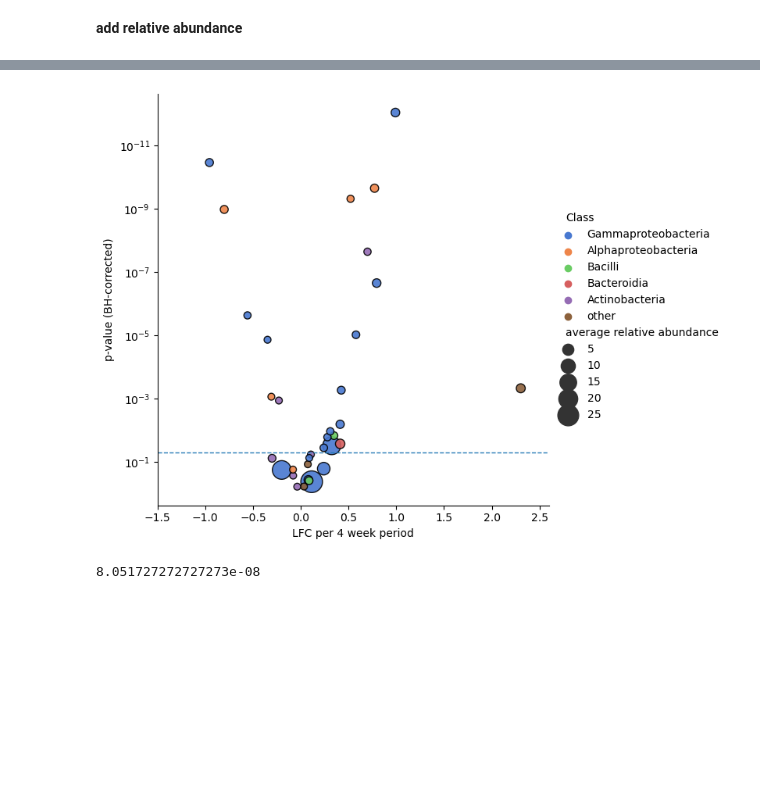
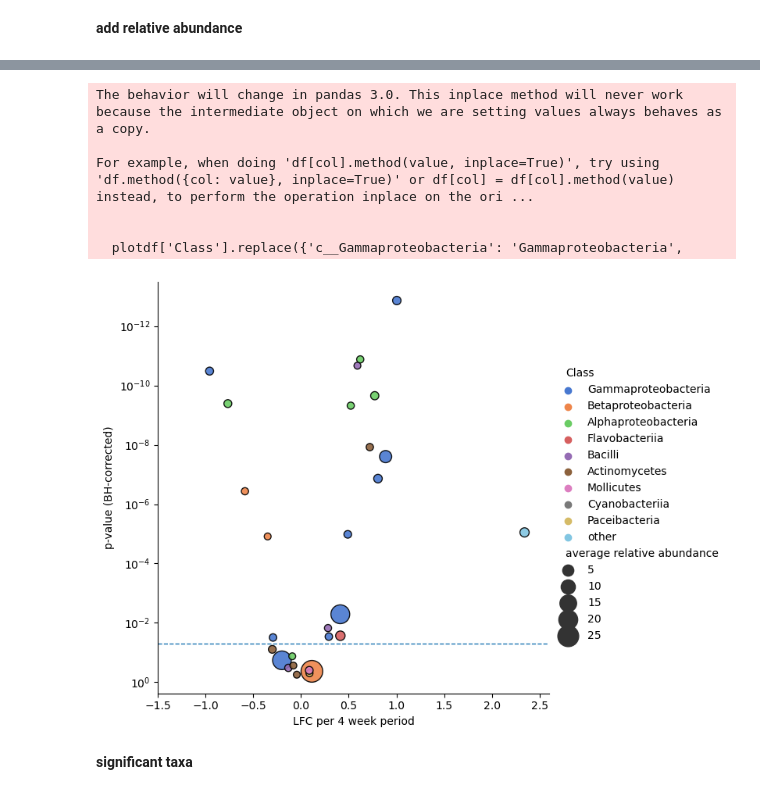
Before and after one commit to aphanotus/bombus.landscape, a Jupyter notebook: notebooks/crithidiapglmm.ipynb, the cells around one changed output, grey strips where cells are left out. Drawn from its saved outputs; the diff is of its cells as text; code cells hidden in the pictures; blank space fills up the shorter version.

```diff
--- a/notebooks/crithidiapglmm.ipynb
+++ b/notebooks/crithidiapglmm.ipynb
@@ -667,6 +702,10 @@ dfs['positive'][dfs['positive']['level']=='class'].to_csv('temp.tsv', sep = '\t'
 **add relative abundance**
 # %%
 def getname(name,level='genus'):
+    '''
+    helper function link names in result
+    dataframe (short) to names in feature table (long)
+    '''
     name = name.split(';')
     for i in range(len(name)):
         if len(name[i]) <= 3:
@@ -677,9 +716,10 @@ def getname(name,level='genus'):
 
 ras = pd.DataFrame(columns = ['mean ra', 'prevalence'])
 prev_cut=0.1
-for table, level  in zip([taxa_6_norm, taxa_3_norm], ['genus', 'class']):
+for table, level  in zip([taxa_6_norm.loc[bombusMeta.index], taxa_3_norm.loc[bombusMeta.index]], ['genus', 'class']):
     passing_taxa = table.apply(lambda x: x>0).sum()[\
     table.apply(lambda x: x>0).sum() >prev_cut*table.shape[0]].index
+    passing_taxa = [x for x in passing_taxa if level[0]+'__' in x]
     temp = table[passing_taxa].copy()
     temp['other'] = 1 - temp.sum(axis=1)
     temp = pd.DataFrame({'mean ra': temp.mean(),
@@ -739,6 +755,0 @@ dfs['load'][dfs['load']['log_CBombi bh'] < 0.1][['log_CBombi bh',
-# %%
-dfs['positive']['host_scaled'] = dfs['positive']['1|sp__ Variance'].astype(float)/ \
-                        dfs['positive']['mean ra'].astype(float)
-dfs['positive']['site_scaled'] = dfs['positive']['1|site_year Variance'].astype(float)/ \
-                        dfs['positive']['mean ra'].astype(float)
-dfs['positive'][['host_scaled', 'site_scaled']].corr(method ='spearman')
@@ -749,3 +755,0 @@ dfs['positive'][['host_scaled', 'site_scaled']].corr(method ='spearman')
-# %%
-dfs['positive']['host_site_ratio'] = dfs['positive']['1|sp__ Variance'] / \
-                dfs['positive']['1|site_year Variance']
@@ -813,47 +756,57 @@ plotdf.sort_values(by='days_Since_May1 Value', ascending=False)
 # %%
 plotdf = dfs['positive'][(dfs['positive']['level'] =='genus')\
 ][['level','mean ra','prevalence','days_Since_May1 Value',
    'days_Since_May1 bh', 'days_Since_May1 Pvalue']].sort_values(by='prevalence',ascending=False)
 plotdf['month change']=plotdf['days_Since_May1 Value'] * 28
 plotdf['mean ra'] = plotdf['mean ra'] * 100
 plotdf.rename(columns = {'mean ra': 'average relative abundance'}, inplace = True)
-plotdf['Class'] =plotdf.rename(dict(zip(list(map(getname, taxa_6.columns)),
+plotdf['Class'] =plotdf.rename(dict(zip(list(map(getname, taxa_6.index)),
     list(map(lambda x: [a for a in x.split('o__')[0].split(';') if len(a)>4][-1].strip(';'),
-             taxa_6.columns))))).index
-plotdf['Class'].replace({'genus-other':'other','c__Actinobacteria':'Actinobacteria',
-                         'c__Bacilli':'Bacilli','c__Gammaproteobacteria': 'Gammaproteobacteria',
-        'c__Cyanobacteriia':'other','c__Bacteroidia':'Bacteroidia',
-          'c__Alphaproteobacteria':'Alphaproteobacteria', 'Unassigned':'other' ,'d__Eukaryota':'other',
-            'p__Ascomycota':'other'},inplace=True)
+             taxa_6.index))))).index
+plotdf['Class'].replace({'c__Gammaproteobacteria': 'Gammaproteobacteria',
+                         'c__Betaproteobacteria': 'Betaproteobacteria',
+                         'c__Alphaproteobacteria': 'Alphaproteobacteria',
+                         'c__Flavobacteriia': 'Flavobacteriia',
+                         'c__Bacilli': 'Bacilli', 'genus-other':'other',
+                         'c__Actinomycetes': 'Actinomycetes',
+                         'c__Mollicutes': 'Mollicutes',
+                         'c__Cyanobacteriia': 'Cyanobacteriia',
+                         'c__Paceibacteria': 'Paceibacteria'}, inplace = True)
 
-# sns.scatterplot(data = plotdf,
-#                 x= 'month change', y = 'days_Since_May1 Pvalue',
-#                s = (plotdf['mean ra'])*700+2, edgecolor='black',
-#                linewidth=.5)
+
+
+# plotdf['Class'].replace({'genus-other':'other','c__Actinobacteria':'Actinobacteria',
+#                          'c__Bacilli':'Bacilli','c__Gammaproteobacteria': 'Gammaproteobacteria',
+#         'c__Cyanobacteriia':'other','c__Bacteroidia':'Bacteroidia',
+#           'c__Alphaproteobacteria':'Alphaproteobacteria', 'Unassigned':'other' ,'d__Eukaryota':'other',
+#             'p__Ascomycota':'other'},inplace=True)
 
 fig= sns.relplot(x="month change", y="days_Since_May1 Pvalue",size="average relative abundance",
             sizes=(40, 400), alpha=.9, edgecolor='black',hue='Class',palette='muted',
-            height=6, data=plotdf, linewidth=1, hue_order=[ 'Gammaproteobacteria','Alphaproteobacteria',
-                        'Bacilli','Bacteroidia',
-                           'Actinobacteria', 'other'] )
+            height=6, data=plotdf, linewidth=1, hue_order=[ 'Gammaproteobacteria',
+            'Betaproteobacteria', 'Alphaproteobacteria', 'Flavobacteriia',
+            'Bacilli','Actinomycetes', 'Mollicutes', 'Cyanobacteriia', 'Paceibacteria','other'] )
 
 
 plt.yscale('log')
 plt.xlim(-1.5,2.6)
 plt.gca().invert_yaxis()
 plt.axhline(0.05, linestyle = '--', linewidth=1)
 plt.xlabel('LFC per 4 week period')
 plt.ylabel('p-value (BH-corrected)')
 plt.show()
 fig.savefig('figs/dayosummer_volcano.pdf',
                format = 'pdf', transparent = True, bbox_inches='tight')
 # %% [output]
+The behavior will change in pandas 3.0. This inplace method will never work because the intermediate object on which we are setting values always behaves as a copy.
+
+For example, when doing 'df[col].method(value, inplace=True)', try using 'df.method({col: value}, inplace=True)' or df[col] = df[col].method(value) instead, to perform the operation inplace on the ori ...
+
+
+  plotdf['Class'].replace({'c__Gammaproteobacteria': 'Gammaproteobacteria',
-[figure, old version]
+[figure, new version]
-# %%
-dfs['positive'].loc['genus-f__Bifidobacteriaceae-g__Bifidobacterium',
-'days_Since_May1 bh']
-# %% [output]
-8.051727272727273e-08
+# %% [markdown]
+**significant taxa**
 # %%
 dfs['positive'][dfs['positive']['days_Since_May1 bh'] < 0.05\
 ].sort_values(by='days_Since_May1 bh')[['level', 'mean ra','days_Since_May1 bh', 'days_Since_May1 Value']]
```
Also changed, not shown: parts of 182 cells of this notebook, 9 other files.
